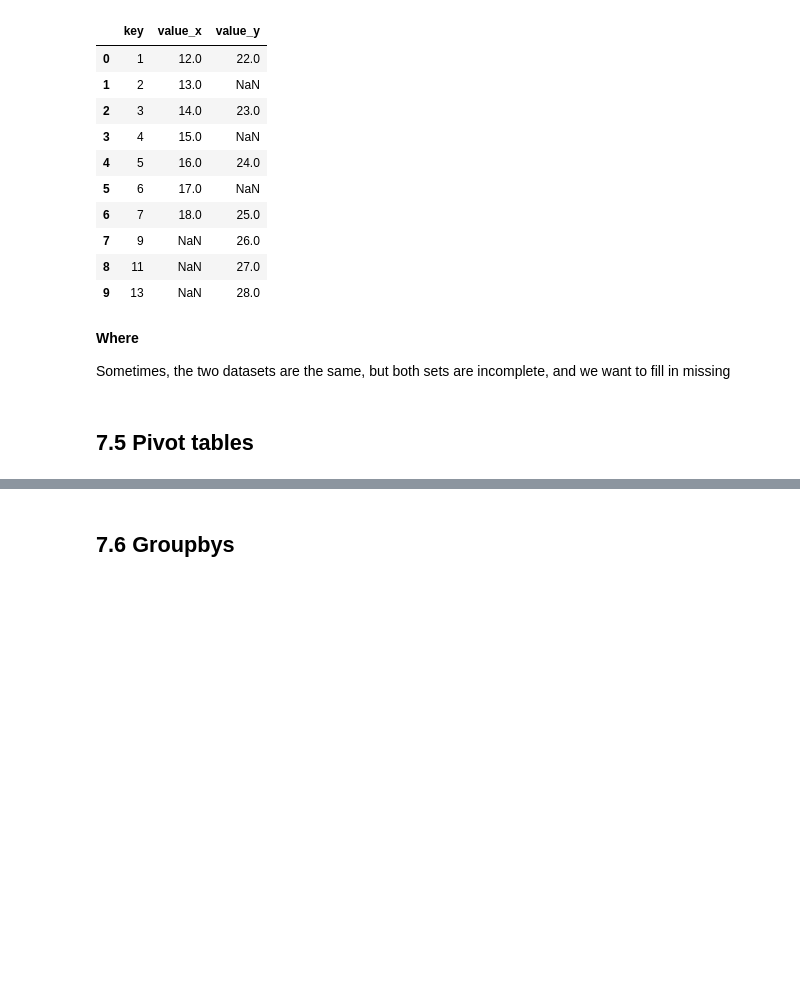
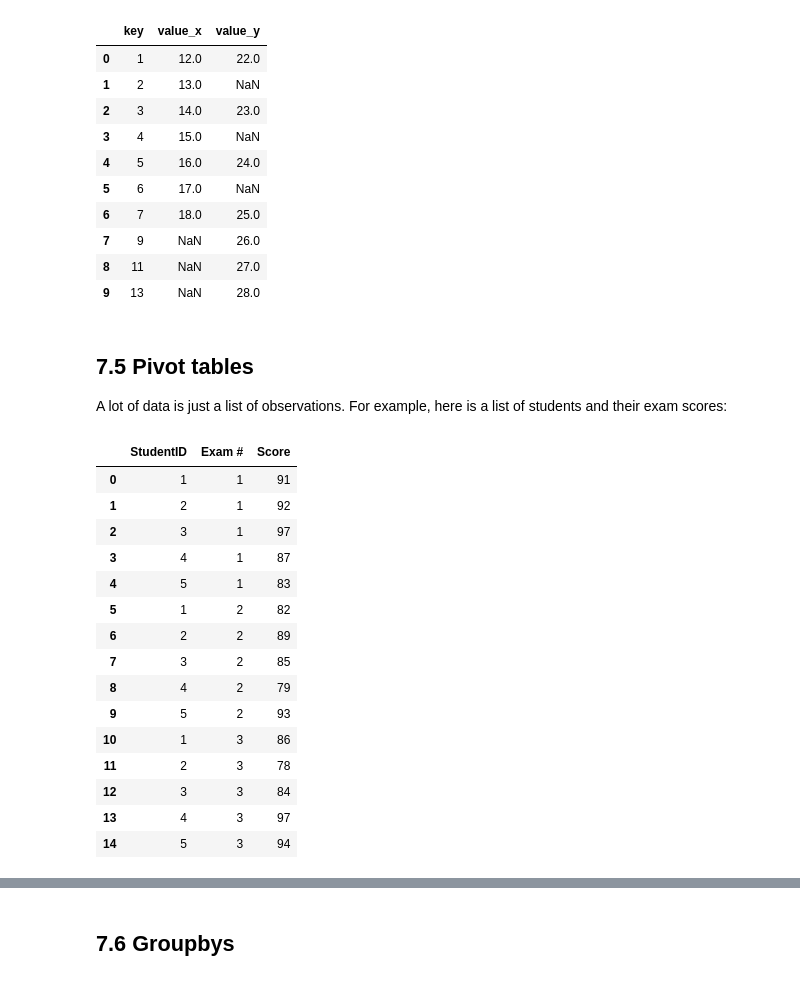
Before and after one commit to drolsonmi/math3080, a Jupyter notebook: Notes/07 Data Wrangling.ipynb, the cells around one changed output, grey strips where cells are left out. Saved outputs shown, nothing was run; the diff lists cells and outputs as text; code cells hidden in the pictures; blank space fills up the shorter version.

Commit message:
Final prep for Mar 1 lecture on 07 Data Wrangling

```diff
--- a/Notes/07 Data Wrangling.ipynb
+++ b/Notes/07 Data Wrangling.ipynb
@@ -340,9 +334,30 @@ data_A.merge(data_B, on='key', how='outer')
 | 7 | 9 | NaN | 26.0 |
 | 8 | 11 | NaN | 27.0 |
 | 9 | 13 | NaN | 28.0 |
-# %% [markdown]
-__Where__
-
-Sometimes, the two datasets are the same, but both sets are incomplete, and we want to fill in missing
-# %% [markdown]
-## 7.5 Pivot tables
+# %% [markdown]
+## 7.5 Pivot tables
+A lot of data is just a list of observations. For example, here is a list of students and their exam scores:
+# %%
+student_scores = pd.DataFrame({
+    'StudentID' : [1,2,3,4,5, 1,2,3,4,5, 1,2,3,4,5],
+    'Exam #' : [1,1,1,1,1, 2,2,2,2,2, 3,3,3,3,3],
+    'Score' : [91,92,97,87,83, 82,89,85,79,93, 86,78,84,97,94]
+})
+student_scores
+# %% [output]
+|  | StudentID | Exam # | Score |
+| 0 | 1 | 1 | 91 |
+| 1 | 2 | 1 | 92 |
+| 2 | 3 | 1 | 97 |
+| 3 | 4 | 1 | 87 |
+| 4 | 5 | 1 | 83 |
+| 5 | 1 | 2 | 82 |
+| 6 | 2 | 2 | 89 |
+| 7 | 3 | 2 | 85 |
+| 8 | 4 | 2 | 79 |
+| 9 | 5 | 2 | 93 |
+| 10 | 1 | 3 | 86 |
+| 11 | 2 | 3 | 78 |
+| 12 | 3 | 3 | 84 |
+| 13 | 4 | 3 | 97 |
+| 14 | 5 | 3 | 94 |
```
Also changed, not shown: parts of 14 cells of this notebook.
